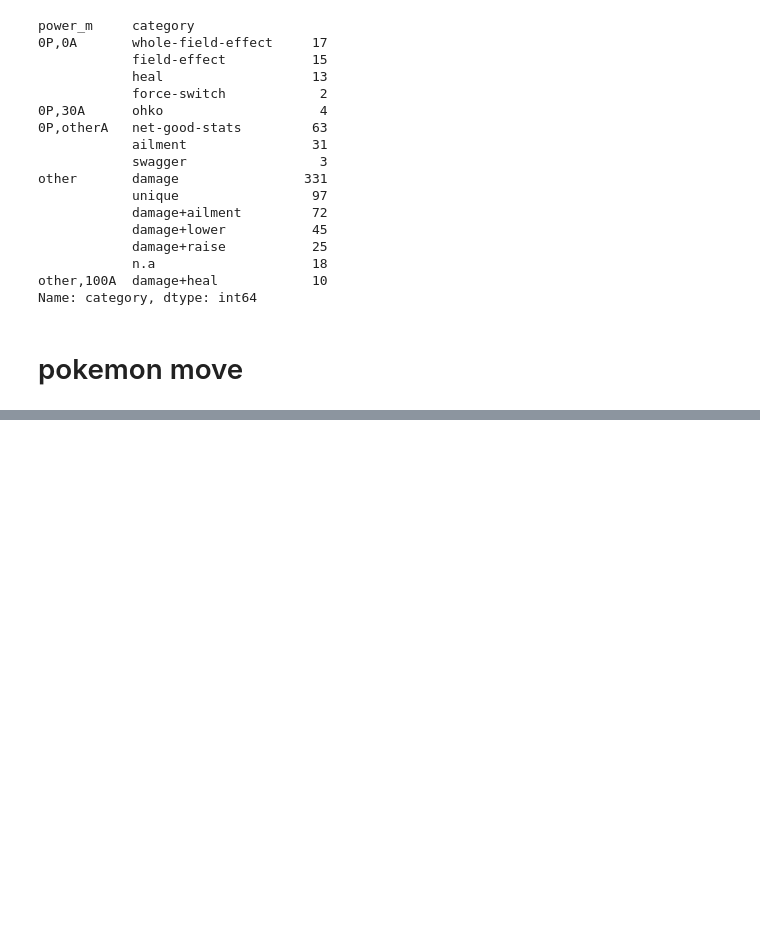
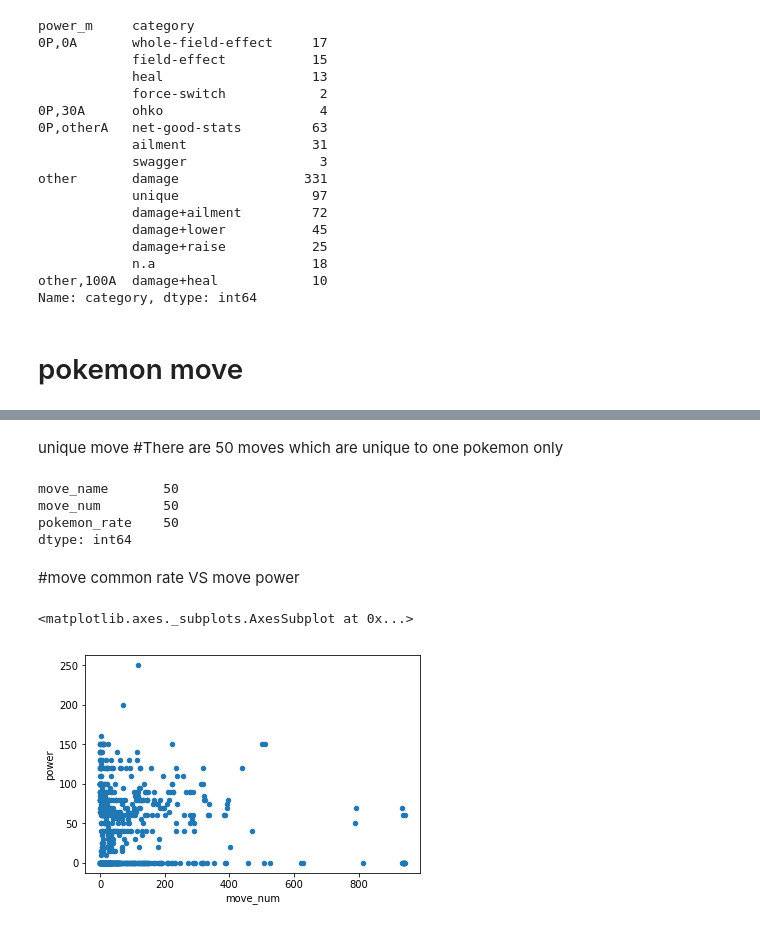
Before and after one commit to wd810/project-3, a Jupyter notebook: project-3/data/Pokemon Move.ipynb, the cells around one changed output, grey strips where cells are left out. Cells and saved outputs as stored; diff of their text form; code cells hidden in the pictures; blank space fills up the shorter version.

Commit message:
update move data

```diff
--- a/project-3/data/Pokemon Move.ipynb
+++ b/project-3/data/Pokemon Move.ipynb
@@ -453,0 +424,15 @@ print(move_dict)
+# %%
+# move num
+move_list = []
+for item in type_move_df['move_name']:
+    move_list.extend(item)
+# %%
+move_np_arr = np.array(move_list)
+move_names, move_nums = np.unique(move_np_arr, return_counts=True)
+move_num_df = pd.DataFrame(
+    data = {
+        'move_name': move_names,
+        'move_num': move_nums,
+        'pokemon_rate': np.asarray(np.around(move_nums / 964 * 100, decimals=2))
+    }
+)
@@ -453,0 +469,19 @@ print(move_dict)
+# %% [markdown]
+unique move
+#There are 50 moves which are unique to one pokemon only
+# %%
+unique_move = move_num_df.loc[move_num_df.move_num == 1]
+unique_move.count()
+# %% [output]
+move_name       50
+move_num        50
+pokemon_rate    50
+dtype: int64
+# %% [markdown]
+#move common rate VS move power
+# %%
+move_num_merge = full_df.merge(move_num_df, on='move_name')
+move_num_merge.plot.scatter(x='move_num', y='power')
+# %% [output]
+<matplotlib.axes._subplots.AxesSubplot at 0x...>
+[figure, added]
```
Also changed, not shown: parts of 10 cells of this notebook.
